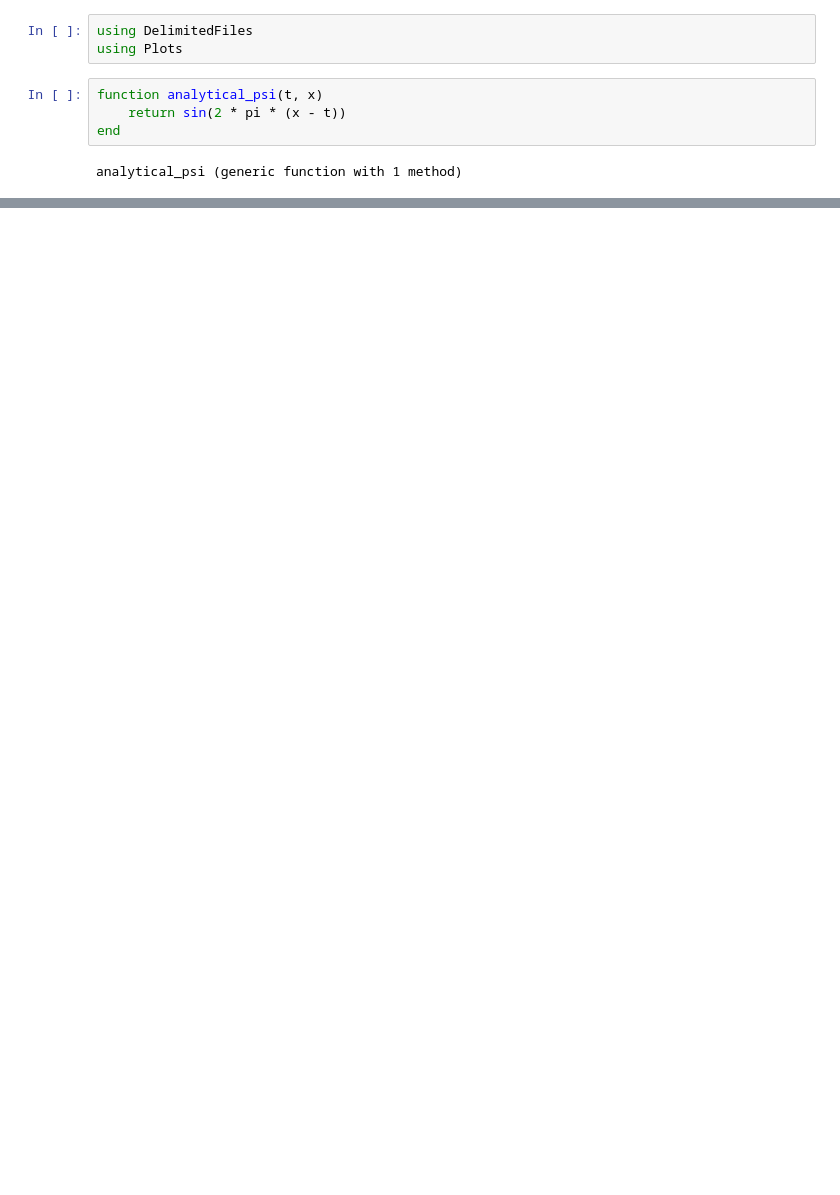
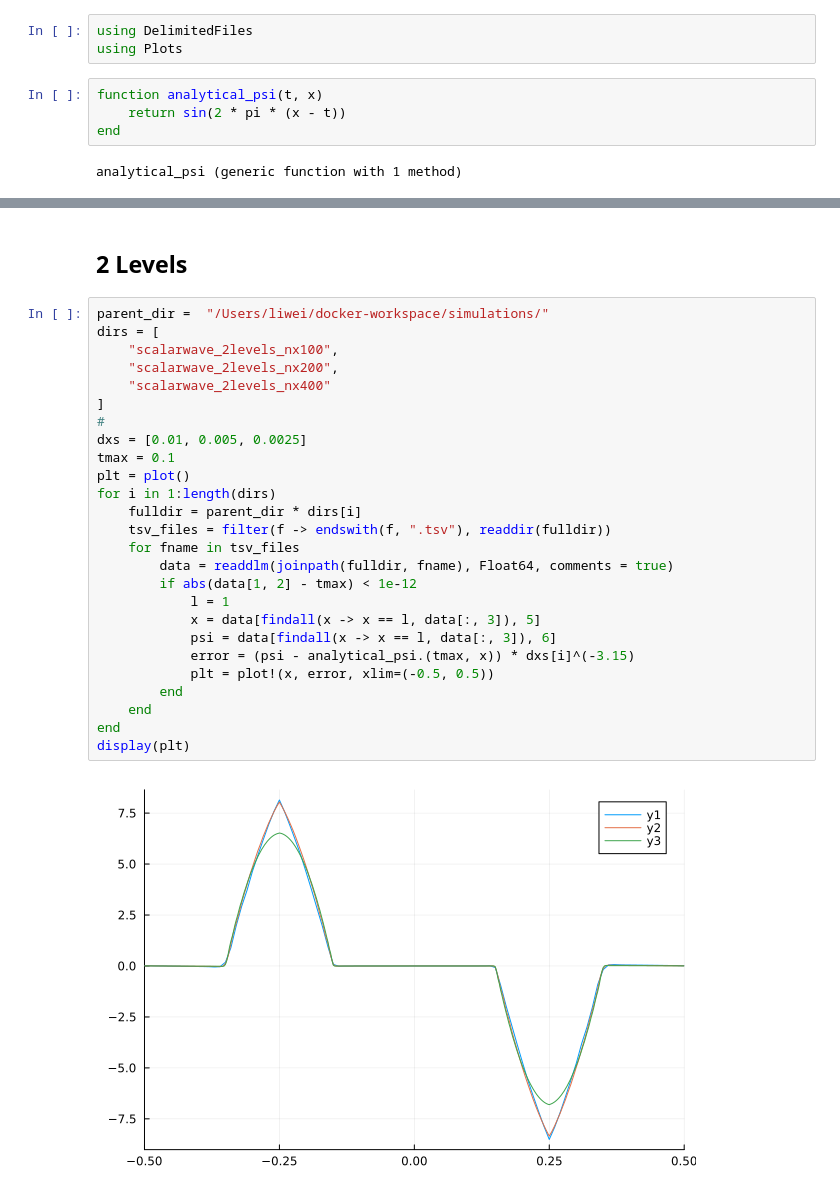
Before and after one commit to lwJi/Docs-Subcycling, a Jupyter notebook: ipynb/Covergence.ipynb, the cells around one changed output, grey strips where cells are left out. Cells and saved outputs as stored; diff of their text form; blank space fills up the shorter version.

```diff
--- a/ipynb/Covergence.ipynb
+++ b/ipynb/Covergence.ipynb
@@ -41,3 +36,33 @@ end
 display(plt)
 # %% [output]
 [figure]
+# %% [markdown]
+## 2 Levels
+# %%
+parent_dir =  "/Users/liwei/docker-workspace/simulations/"
+dirs = [
+    "scalarwave_2levels_nx100",
+    "scalarwave_2levels_nx200",
+    "scalarwave_2levels_nx400"
+]
+#
+dxs = [0.01, 0.005, 0.0025]
+tmax = 0.1
+plt = plot()
+for i in 1:length(dirs)
+    fulldir = parent_dir * dirs[i]
+    tsv_files = filter(f -> endswith(f, ".tsv"), readdir(fulldir))
+    for fname in tsv_files
+        data = readdlm(joinpath(fulldir, fname), Float64, comments = true)
+        if abs(data[1, 2] - tmax) < 1e-12
+            l = 1
+            x = data[findall(x -> x == l, data[:, 3]), 5]
+            psi = data[findall(x -> x == l, data[:, 3]), 6]
+            error = (psi - analytical_psi.(tmax, x)) * dxs[i]^(-3.15)
+            plt = plot!(x, error, xlim=(-0.5, 0.5))
+        end
+    end
+end
+display(plt)
+# %% [output]
+[figure, added]
```
Also changed, not shown: parts of 5 cells of this notebook.
